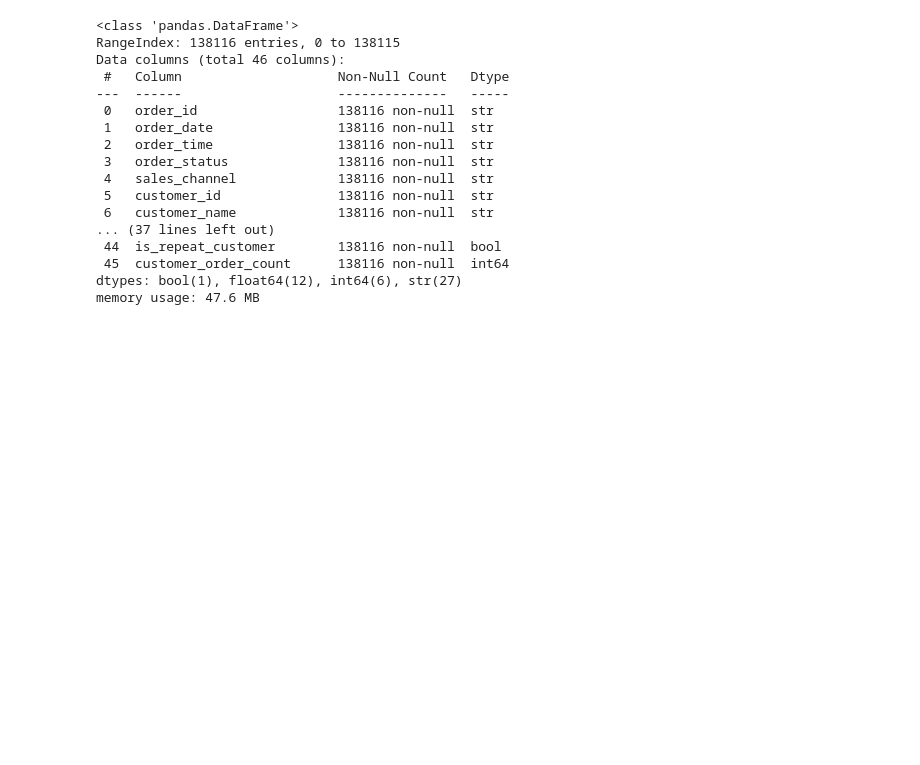
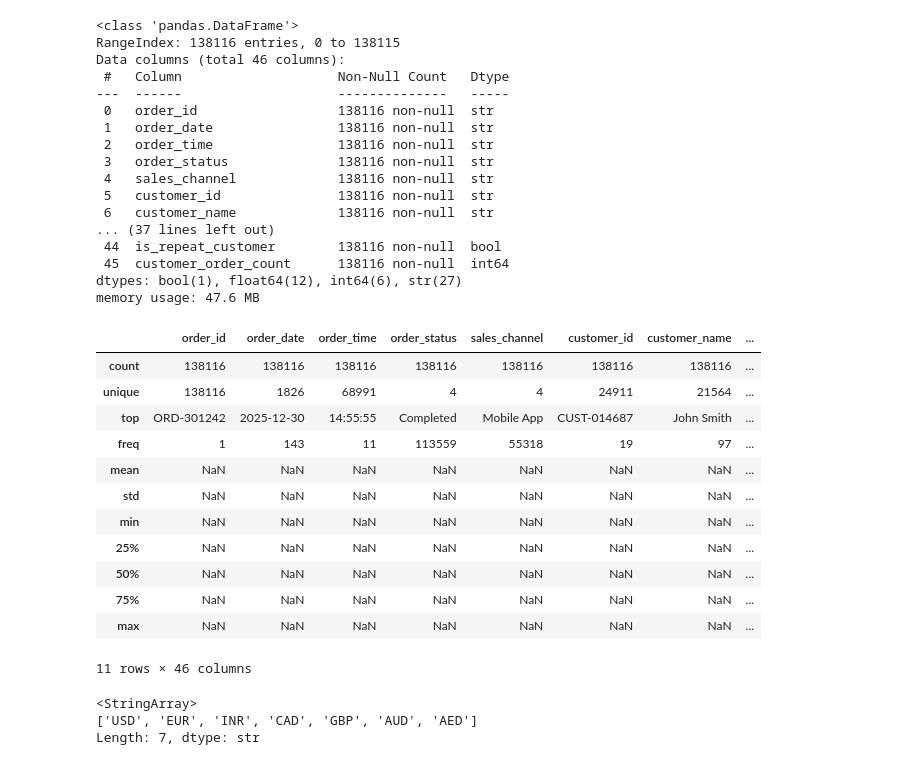
Before and after one commit to SalemAlattas02/Promotion-Profitability-Analysis, a Jupyter notebook: analysis.ipynb, the cells around one changed output. Cells and saved outputs as stored; diff of their text form; code cells hidden in the pictures; blank space fills up the shorter version.

```diff
--- a/analysis.ipynb
+++ b/analysis.ipynb
@@ -25,3 +25,25 @@ Data columns (total 46 columns):
  45  customer_order_count      138116 non-null  int64
 dtypes: bool(1), float64(12), int64(6), str(27)
 memory usage: 47.6 MB
+# %%
+df.describe(include='all')
+# %% [output]
+|  | order_id | order_date | order_time | order_status | sales_channel | customer_id | customer_name | ... |
+| count | 138116 | 138116 | 138116 | 138116 | 138116 | 138116 | 138116 | ... |
+| unique | 138116 | 1826 | 68991 | 4 | 4 | 24911 | 21564 | ... |
+| top | ORD-301242 | 2025-12-30 | 14:55:55 | Completed | Mobile App | CUST-014687 | John Smith | ... |
+| freq | 1 | 143 | 11 | 113559 | 55318 | 19 | 97 | ... |
+| mean | NaN | NaN | NaN | NaN | NaN | NaN | NaN | ... |
+| std | NaN | NaN | NaN | NaN | NaN | NaN | NaN | ... |
+| min | NaN | NaN | NaN | NaN | NaN | NaN | NaN | ... |
+| 25% | NaN | NaN | NaN | NaN | NaN | NaN | NaN | ... |
+| 50% | NaN | NaN | NaN | NaN | NaN | NaN | NaN | ... |
+| 75% | NaN | NaN | NaN | NaN | NaN | NaN | NaN | ... |
+| max | NaN | NaN | NaN | NaN | NaN | NaN | NaN | ... |
+11 rows × 46 columns
+# %%
+df['currency'].unique()
+# %% [output]
+<StringArray>
+['USD', 'EUR', 'INR', 'CAD', 'GBP', 'AUD', 'AED']
+Length: 7, dtype: str
```
Also changed, not shown: parts of 6 cells of this notebook.
